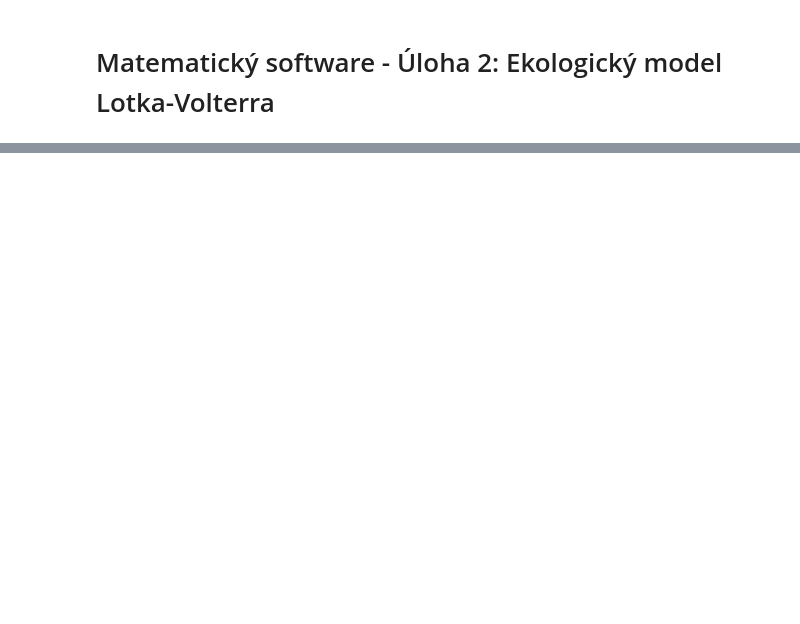
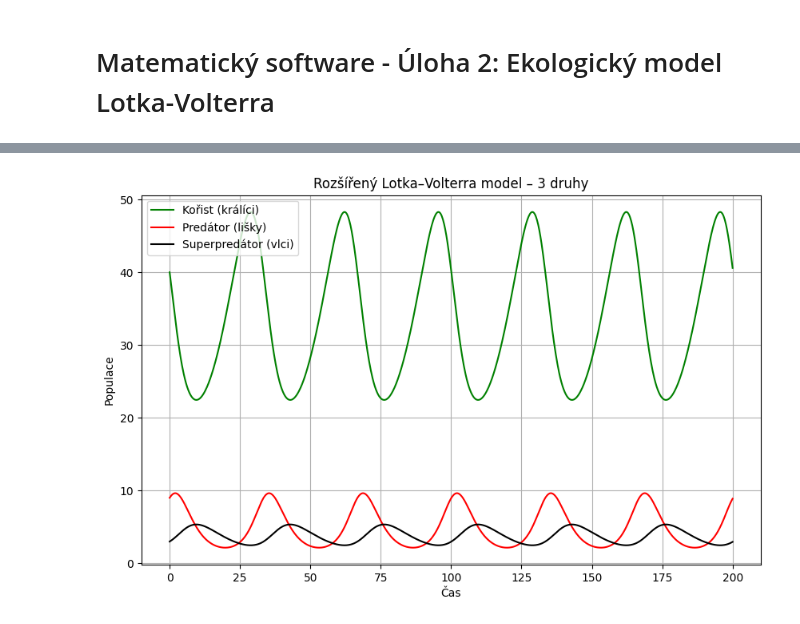
Before and after one commit to otis24680/MAT_Software, a Jupyter notebook: Mat_software_Úloha_2.ipynb, the cells around one changed output, grey strips where cells are left out. Saved outputs shown, nothing was run; the diff lists cells and outputs as text; code cells hidden in the pictures; blank space fills up the shorter version.

```diff
--- a/Mat_software_Úloha_2.ipynb
+++ b/Mat_software_Úloha_2.ipynb
@@ -48,0 +106,49 @@ ModuleNotFoundError: No module named 'numpy'
+# %%
+import numpy as np
+import matplotlib.pyplot as plt
+from scipy.integrate import odeint
+
+# Parametry
+alpha = 0.1   # růst kořisti (králíci)
+beta = 0.02   # lišky loví králíky
+gamma = 0.3   # úmrtnost lišek bez potravy
+delta = 0.01  # růst lišek díky králíkům
+
+mu = 0.01     # vlci loví lišky
+nu = 0.02    # vlci rostou díky liškám
+lambd = 0.1   # úmrtnost vlků bez potravy
+
+# Počáteční stavy [kořist, predátor, superpredátor]
+x0 = 40   # králíci
+y0 = 9    # lišky
+z0 = 3    # vlci
+initial_state = [x0, y0, z0]
+
+# Časová osa
+t = np.linspace(0, 200, 1000)
+
+# Definice systému rovnic pro 3 druhy
+def extended_lv(state, t, alpha, beta, gamma, delta, mu, nu, lambd):
+    x, y, z = state
+    dxdt = alpha * x - beta * x * y
+    dydt = delta * x * y - gamma * y - mu * y * z
+    dzdt = nu * y * z - lambd * z
+    return [dxdt, dydt, dzdt]
+
+# Výpočet
+solution = odeint(extended_lv, initial_state, t, args=(alpha, beta, gamma, delta, mu, nu, lambd))
+x, y, z = solution.T
+
+# Graf
+plt.figure(figsize=(10,6))
+plt.plot(t, x, label='Kořist (králíci)', color='green')
+plt.plot(t, y, label='Predátor (lišky)', color='red')
+plt.plot(t, z, label='Superpredátor (vlci)', color='black')
+plt.xlabel('Čas')
+plt.ylabel('Populace')
+plt.title('Rozšířený Lotka–Volterra model – 3 druhy')
+plt.legend()
+plt.grid(True)
+plt.show()
+# %% [output]
+[figure, added]
```
Also changed, not shown: parts of 5 cells of this notebook, 3 other files.
